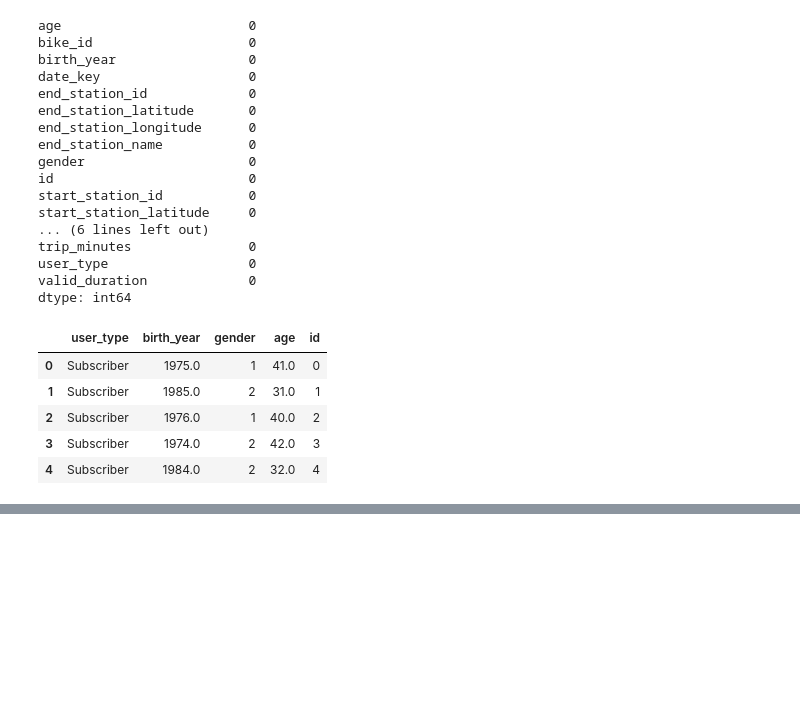
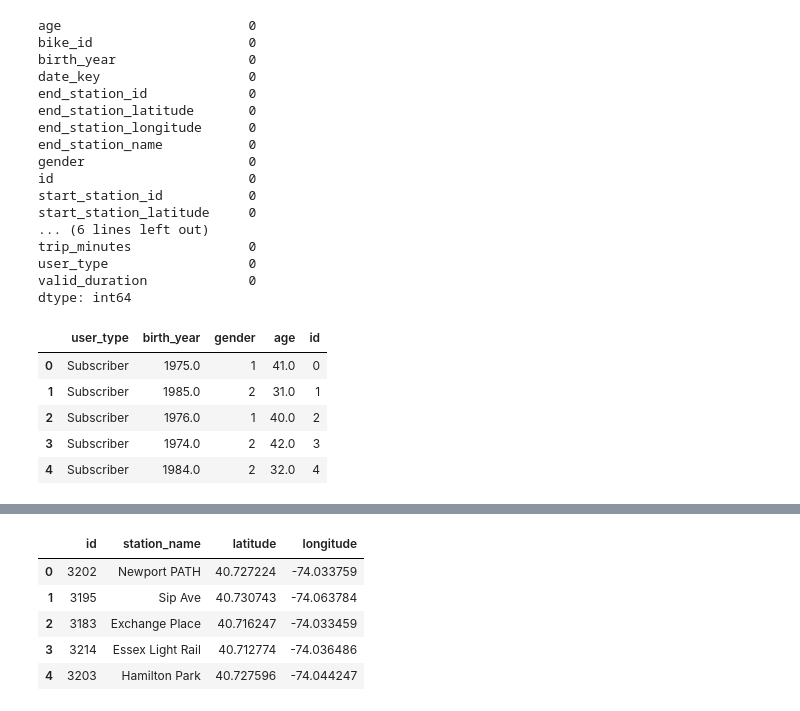
Before and after one commit to ethanenkhtur/bike_rental_data_management, a Jupyter notebook: project.ipynb, the cells around one changed output, grey strips where cells are left out. Drawn from its saved outputs; the diff is of its cells as text; code cells hidden in the pictures; blank space fills up the shorter version.

```diff
--- a/project.ipynb
+++ b/project.ipynb
@@ -613,0 +645,9 @@ trip_demo.head()
+# %%
+stations.head()
+# %% [output]
+|  | id | station_name | latitude | longitude |
+| 0 | 3202 | Newport PATH | 40.727224 | -74.033759 |
+| 1 | 3195 | Sip Ave | 40.730743 | -74.063784 |
+| 2 | 3183 | Exchange Place | 40.716247 | -74.033459 |
+| 3 | 3214 | Essex Light Rail | 40.712774 | -74.036486 |
+| 4 | 3203 | Hamilton Park | 40.727596 | -74.044247 |
```
Also changed, not shown: parts of 6 cells of this notebook.
